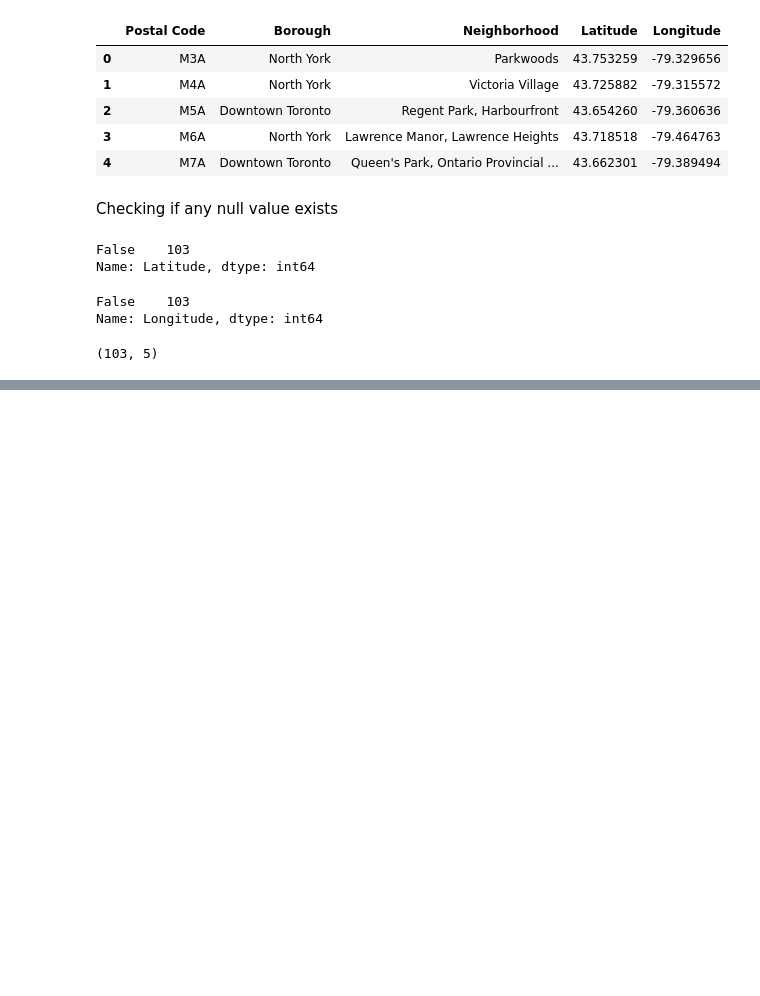
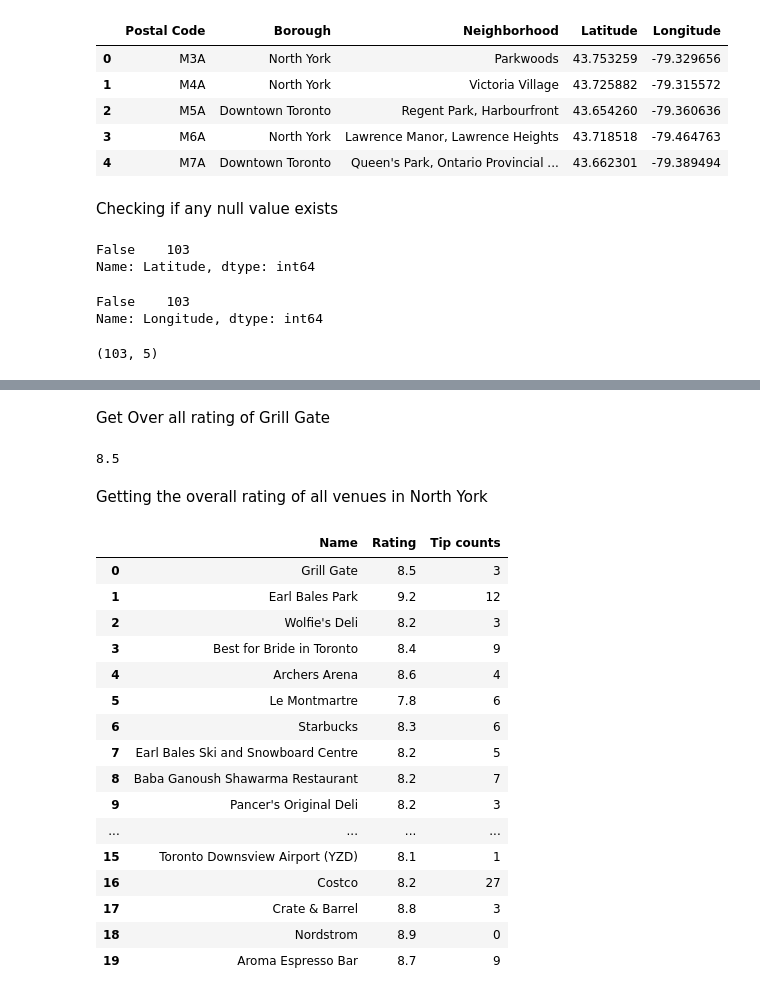
Before and after one commit to Simran-mandal/Coursera-Capstone, a Jupyter notebook: Neighborhoods - Canada.ipynb, the cells around one changed output, grey strips where cells are left out. Cells and saved outputs as stored; diff of their text form; code cells hidden in the pictures; blank space fills up the shorter version.

```diff
--- a/Neighborhoods - Canada.ipynb
+++ b/Neighborhoods - Canada.ipynb
@@ -185,0 +400,12 @@ df_can.shape
+# %%
+#define the url components
+
+client_id = 'FX3VCRT3ZNFFR13BF4WJREOU0TYHU1UEV4E5HMGUGI53H5IW'
+client_secret = 'QSNVXXMDA5AFZ54JM4PPX42D1RNMY4WRMUIA04ZV3DMFEFJN'
+limit = 20
+
+version = '20180605'
+
+url = 'https://api.foursquare.com/v2/venues/explore?client_id={}&client_secret={}&v={}&ll={},{}&limit={}'.format(client_id,client_secret,version,latitude,longitude,limit)
+results = requests.get(url).json()
+results
@@ -185,0 +492,13 @@ df_can.shape
+# %%
+#define the url components
+
+client_id = 'FX3VCRT3ZNFFR13BF4WJREOU0TYHU1UEV4E5HMGUGI53H5IW'
+client_secret = 'QSNVXXMDA5AFZ54JM4PPX42D1RNMY4WRMUIA04ZV3DMFEFJN'
+limit = 20
+venue_id = '5a888f7647f8767d37b92f00'
+version = '20180605'
+latitude = '43.7531'
+longitude = '-79.4517'
+url = 'https://api.foursquare.com/v2/venues/{}?client_id={}&client_secret={}&v={}&ll={},{}&limit={}'.format(venue_id,client_id,client_secret,version,latitude,longitude,limit)
+results = requests.get(url).json()
+results
@@ -185,0 +523,41 @@ df_can.shape
+# %% [markdown]
+Get Over all rating of Grill Gate
+# %%
+try:
+    print(results['response']['venue']['rating'])
+except:
+    print('This venue has no rating')
+# %% [output]
+8.5
+# %% [markdown]
+Getting the overall rating of all venues in North York
+# %%
+col = ['Name','Rating','Tip counts']
+df_rating = pd.DataFrame(columns=col)
+for Id in north_places['ID']:
+    url = 'https://api.foursquare.com/v2/venues/{}?client_id={}&client_secret={}&v={}&ll={},{}&limit={}'.format(Id,client_id,client_secret,version,latitude,longitude,limit)
+    results = requests.get(url).json()
+    rating = results['response']['venue']['rating']
+    tips = results['response']['venue']['tips']['count']
+    name = results['response']['venue']['name']
+    df_rating = df_rating.append({'Name':name, 'Rating':rating,'Tip counts':tips},ignore_index=True)
+# %%
+df_rating
+# %% [output]
+|  | Name | Rating | Tip counts |
+| 0 | Grill Gate | 8.5 | 3 |
+| 1 | Earl Bales Park | 9.2 | 12 |
+| 2 | Wolfie's Deli | 8.2 | 3 |
+| 3 | Best for Bride in Toronto | 8.4 | 9 |
+| 4 | Archers Arena | 8.6 | 4 |
+| 5 | Le Montmartre | 7.8 | 6 |
+| 6 | Starbucks | 8.3 | 6 |
+| 7 | Earl Bales Ski and Snowboard Centre | 8.2 | 5 |
+| 8 | Baba Ganoush Shawarma Restaurant | 8.2 | 7 |
+| 9 | Pancer's Original Deli | 8.2 | 3 |
+| ... | ... | ... | ... |
+| 15 | Toronto Downsview Airport (YZD) | 8.1 | 1 |
+| 16 | Costco | 8.2 | 27 |
+| 17 | Crate & Barrel | 8.8 | 3 |
+| 18 | Nordstrom | 8.9 | 0 |
+| 19 | Aroma Espresso Bar | 8.7 | 9 |
```
Also changed, not shown: parts of 28 cells of this notebook.
